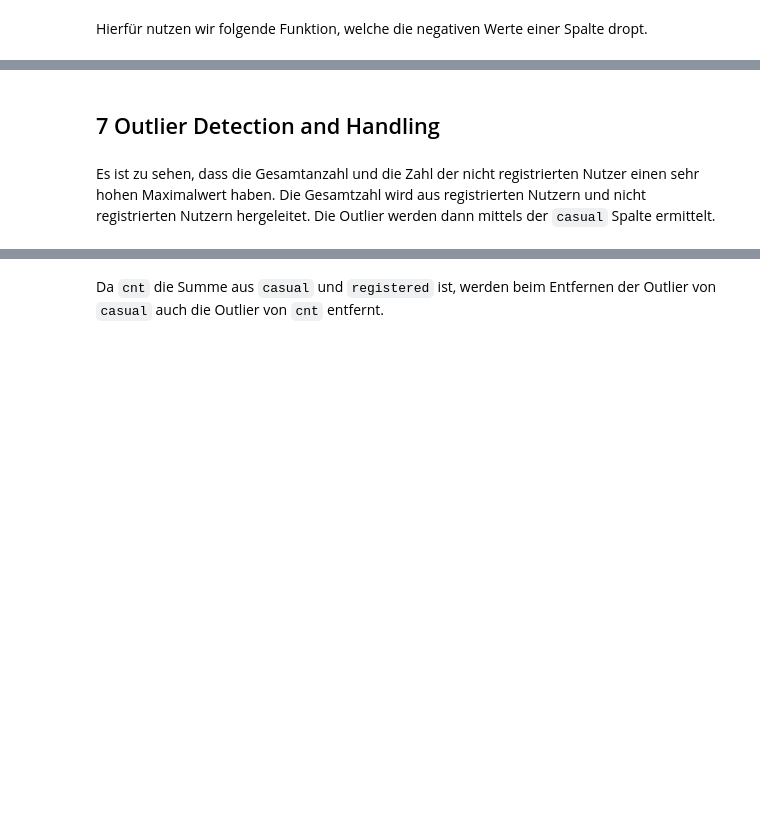
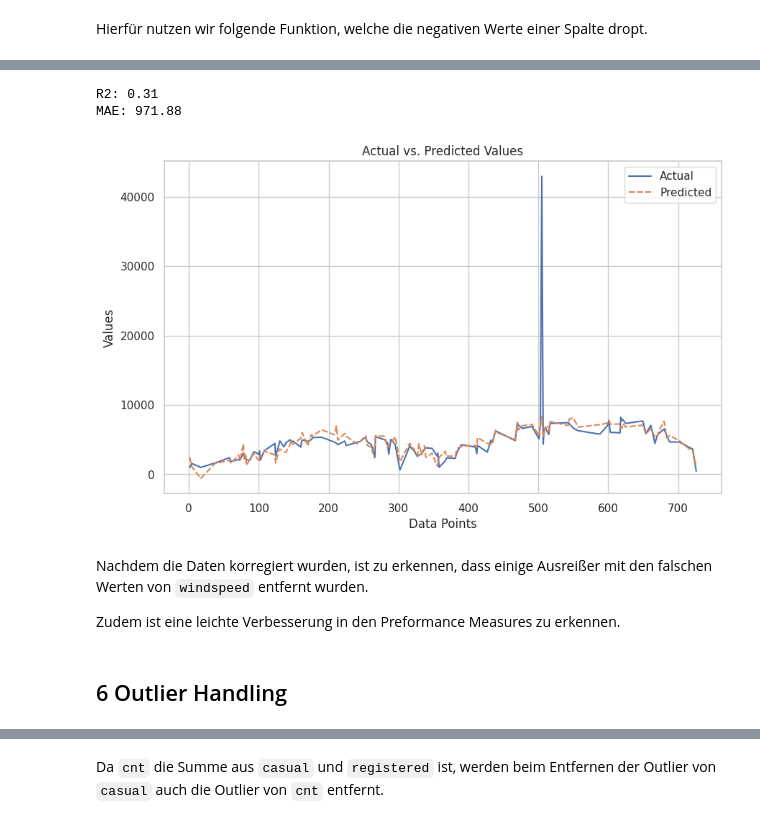
Before and after one commit to DavidRmn/introduction-data-science, a Jupyter notebook: project/task_2.ipynb, the cells around one changed output, grey strips where cells are left out. Cells and saved outputs as stored; diff of their text form; code cells hidden in the pictures; blank space fills up the shorter version.

```diff
--- a/project/task_2.ipynb
+++ b/project/task_2.ipynb
@@ -352,0 +335,16 @@ baseline_linreg(data)
+# %%
+def process_weekday(df: pd.DataFrame, target: str, date: str) -> pd.DataFrame:
+    """
+    Maps weekday based on date column values.
+
+    Args:
+        df (pd.DataFrame): DataFrame
+        date (str): date column name (in datetime64 format)
+
+    Returns:
+        pd.DataFrame: DataFrame with 'weekday' column mapped based on date column values.
+    """
+    if date in df.columns:
+        df[target] = (df[date].dt.dayofweek + 1) % 7
+
+    return df
@@ -352,0 +353,10 @@ baseline_linreg(data)
+# %%
+weekday_by_date = CustomTransformer(function=process_weekday, config={"target": "weekday", "date": "dteday"})
+
+data_correction_pipeline = Pipeline([
+    ("feature_datetime", feature_datetime),
+    ("season_imputer", season_imputer),
+    ("weekday_by_date", weekday_by_date),
+    ("numeric_values", numeric_values),
+    ("imputer", SimpleImputer(strategy="mean")),
+    ("baseline_model", baseline_model)])
@@ -352,0 +365,2 @@ baseline_linreg(data)
+# %%
+data_correction_pipeline.fit(train_data[features], train_data["cnt"])
@@ -353,4 +399,17 @@ baseline_linreg(data)
+# %%
+y_pred = data_correction_pipeline.predict(X_validate)
+# %%
+_, _ = performance_measures(y_validate, y_pred)
+# %% [output]
+R2: 0.31
+MAE: 971.88
+# %%
+actual_vs_predicted(y_validate, y_pred)
+# %% [output]
+[figure, added]
+# %% [markdown]
+Nachdem die Daten korregiert wurden, ist zu erkennen, dass einige Ausreißer mit den falschen Werten von `windspeed` entfernt wurden.
+
+Zudem ist eine leichte Verbesserung in den Preformance Measures zu erkennen.
 # %% [markdown]
-## 7 Outlier Detection and Handling
+## 6 Outlier Handling
-# %% [markdown]
-Es ist zu sehen, dass die Gesamtanzahl und die Zahl der nicht registrierten Nutzer einen sehr hohen Maximalwert haben. Die Gesamtzahl wird aus registrierten Nutzern und nicht registrierten Nutzern hergeleitet. Die Outlier werden dann mittels der `casual` Spalte ermittelt.
```
Also changed, not shown: parts of 47 cells of this notebook.
